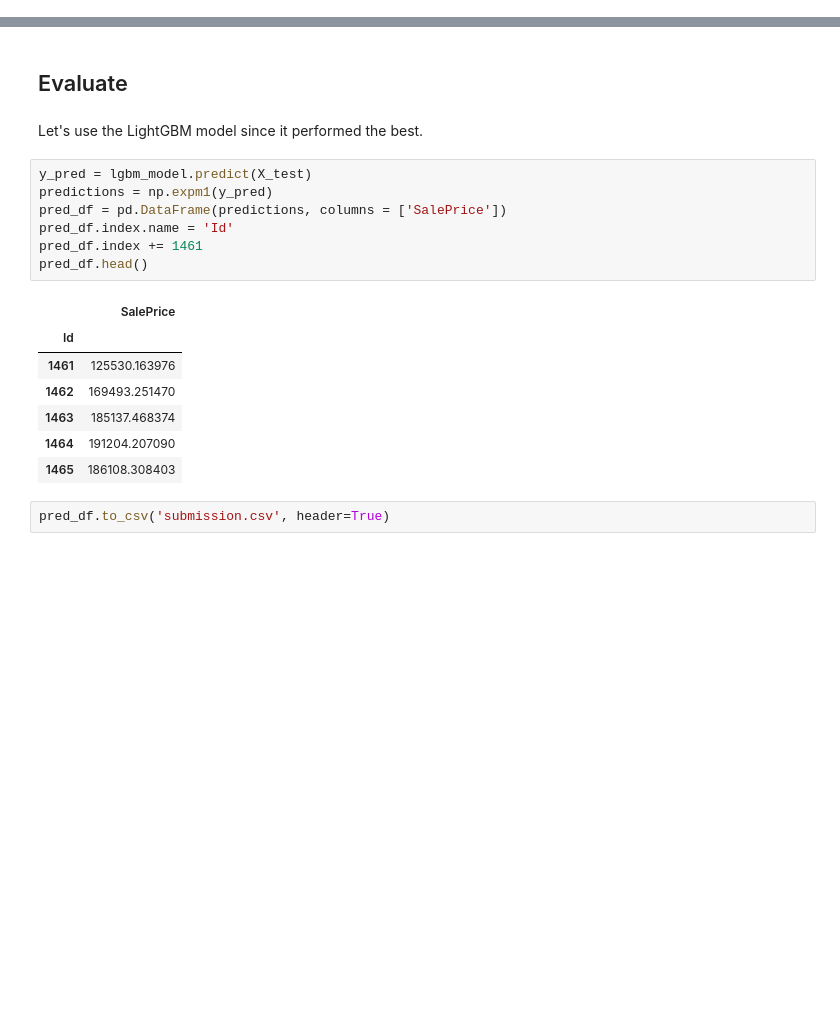
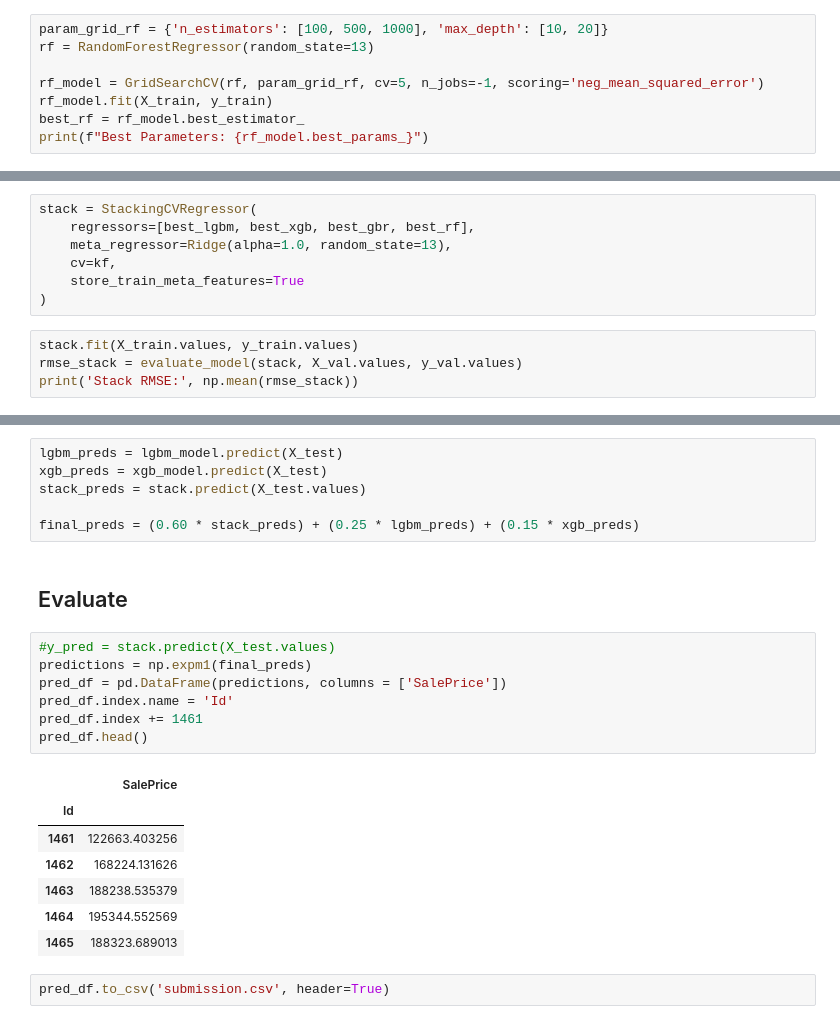
Before and after one commit to asherk7/House-Price-Prediction, a Jupyter notebook: House_Prices.ipynb, the cells around one changed output, grey strips where cells are left out. Saved outputs shown, nothing was run; the diff lists cells and outputs as text; blank space fills up the shorter version.

Commit message:
implemented ensemble models

```diff
--- a/House_Prices.ipynb
+++ b/House_Prices.ipynb
@@ -582,0 +642,8 @@ Random Forest RMSE: 0.3696635854407087
+# %%
+param_grid_rf = {'n_estimators': [100, 500, 1000], 'max_depth': [10, 20]}
+rf = RandomForestRegressor(random_state=13)
+
+rf_model = GridSearchCV(rf, param_grid_rf, cv=5, n_jobs=-1, scoring='neg_mean_squared_error')
+rf_model.fit(X_train, y_train)
+best_rf = rf_model.best_estimator_
+print(f"Best Parameters: {rf_model.best_params_}")
@@ -582,0 +663,11 @@ Random Forest RMSE: 0.3696635854407087
+# %%
+stack = StackingCVRegressor(
+    regressors=[best_lgbm, best_xgb, best_gbr, best_rf],
+    meta_regressor=Ridge(alpha=1.0, random_state=13),
+    cv=kf,
+    store_train_meta_features=True
+)
+# %%
+stack.fit(X_train.values, y_train.values)
+rmse_stack = evaluate_model(stack, X_val.values, y_val.values)
+print('Stack RMSE:', np.mean(rmse_stack))
@@ -583,21 +678,25 @@ Random Forest RMSE: 0.3696635854407087
+# %%
+lgbm_preds = lgbm_model.predict(X_test)
+xgb_preds = xgb_model.predict(X_test)
+stack_preds = stack.predict(X_test.values)
+
+final_preds = (0.60 * stack_preds) + (0.25 * lgbm_preds) + (0.15 * xgb_preds)
 # %% [markdown]
 ## Evaluate
-# %% [markdown]
-Let's use the LightGBM model since it performed the best.
 # %%
-y_pred = lgbm_model.predict(X_test)
-predictions = np.expm1(y_pred)
+#y_pred = stack.predict(X_test.values)
+predictions = np.expm1(final_preds)
 pred_df = pd.DataFrame(predictions, columns = ['SalePrice'])
 pred_df.index.name = 'Id'
 pred_df.index += 1461
 pred_df.head()
 # %% [output]
 |  | SalePrice |
 | Id |  |
-| 1461 | 125530.163976 |
-| 1462 | 169493.251470 |
-| 1463 | 185137.468374 |
-| 1464 | 191204.207090 |
-| 1465 | 186108.308403 |
+| 1461 | 122663.403256 |
+| 1462 | 168224.131626 |
+| 1463 | 188238.535379 |
+| 1464 | 195344.552569 |
+| 1465 | 188323.689013 |
 # %%
 pred_df.to_csv('submission.csv', header=True)
```
Also changed, not shown: parts of 29 cells of this notebook, 2 other files.
